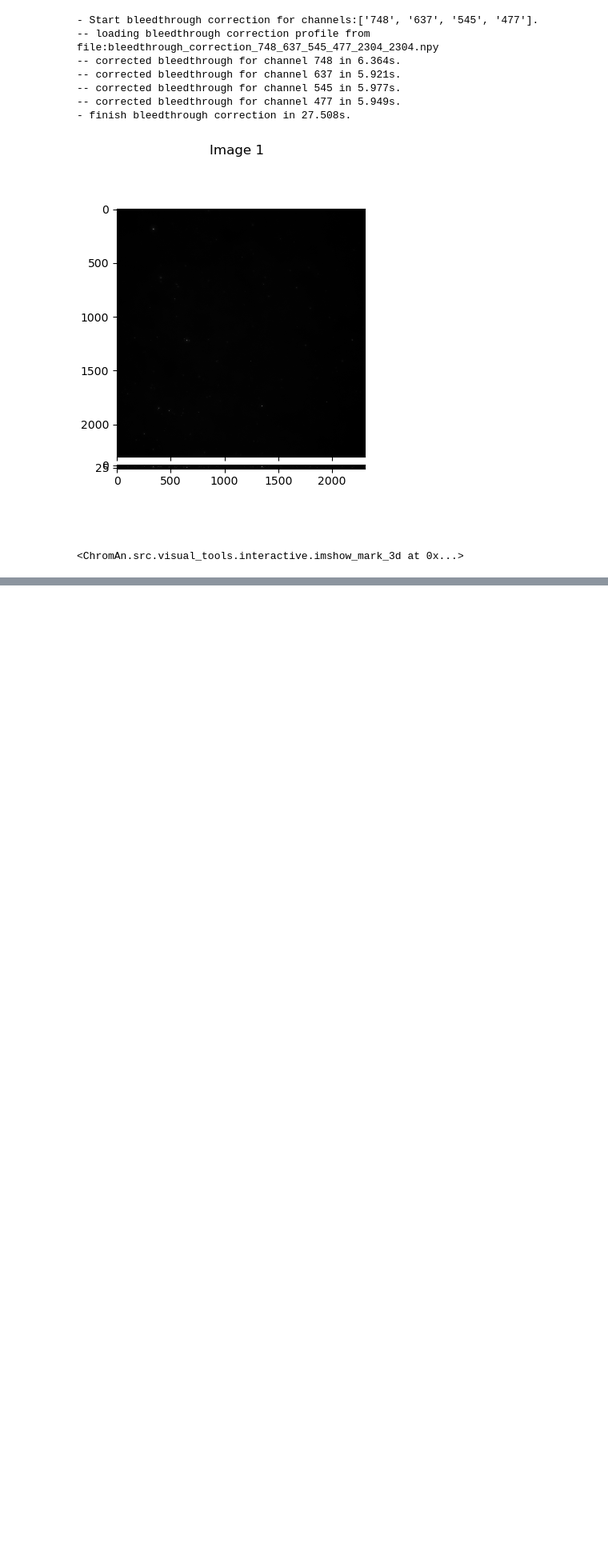
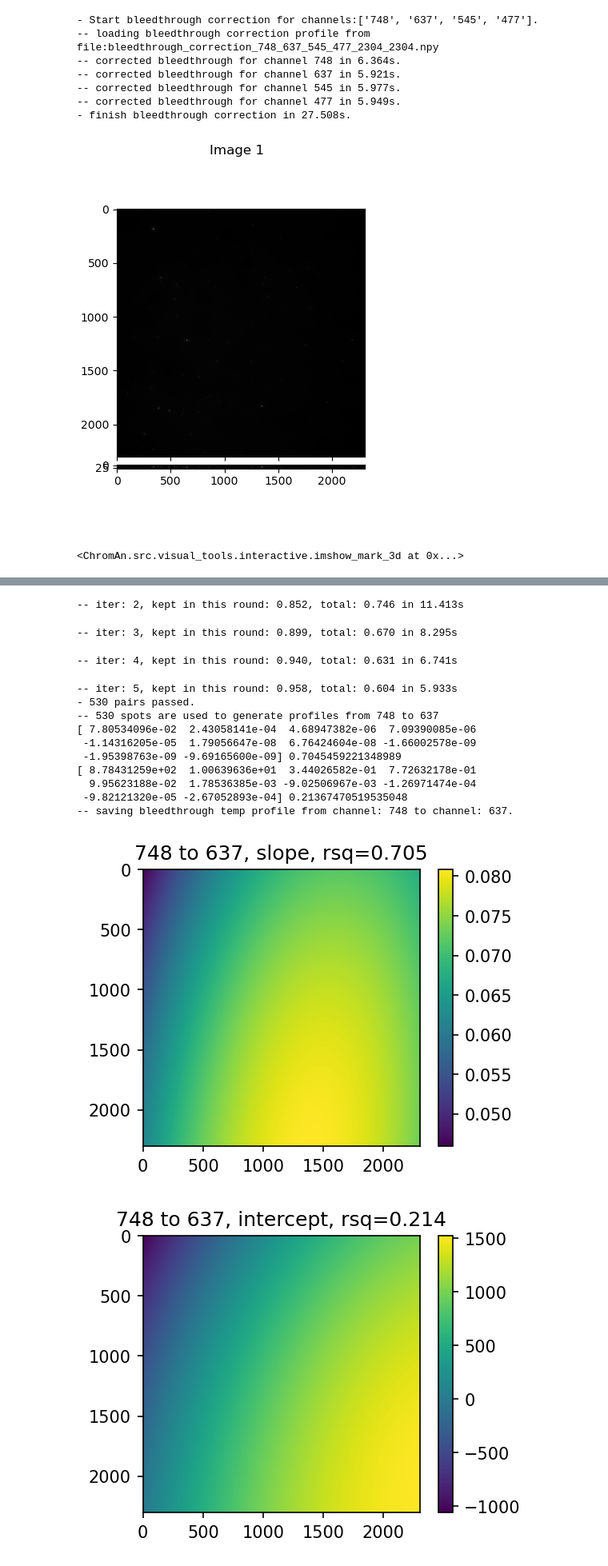
Before and after one commit to zhengpuas47/Weissman_MERFISH_Scripts, a Jupyter notebook: ImageCorrection/20230831-Merscope01-generate_correction_profiles.ipynb, the cells around one changed output, grey strips where cells are left out. Shown at 80% size. Drawn from its saved outputs; the diff is of its cells as text; code cells hidden in the pictures; blank space fills up the shorter version.

```diff
--- a/ImageCorrection/20230831-Merscope01-generate_correction_profiles.ipynb
+++ b/ImageCorrection/20230831-Merscope01-generate_correction_profiles.ipynb
@@ -415,0 +418,14 @@ imshow_mark_3d([daxp.im_637, daxp.im_545, daxp.im_477])
+# %%
+bleedthrough_folders = folders[:3]
+channels, infos = color_usage_df.get_channel_info_for_round(os.path.basename(bleedthrough_folders[0]))
+# %%
+# run parallel version of bleedthrough correction generation
+%matplotlib inline
+# display inline
+bleedthrough_profiles = bleedthrough.Generate_bleedthrough_correction(bleedthrough_folders, channels[:3],
+                                                                       num_threads=15, num_images=60,
+                                                                       parallel=True,
+                                                                       overwrite_profile=True,
+                                                                       save_folder=correction_folder,
+                                                                      )
+# %% [output]
@@ -415,0 +449,15 @@ imshow_mark_3d([daxp.im_637, daxp.im_545, daxp.im_477])
+-- iter: 2, kept in this round: 0.852, total: 0.746 in 11.413s
+-- iter: 3, kept in this round: 0.899, total: 0.670 in 8.295s
+-- iter: 4, kept in this round: 0.940, total: 0.631 in 6.741s
+-- iter: 5, kept in this round: 0.958, total: 0.604 in 5.933s
+- 530 pairs passed.
+-- 530 spots are used to generate profiles from 748 to 637
+[ 7.80534096e-02  2.43058141e-04  4.68947382e-06  7.09390085e-06
+ -1.14316205e-05  1.79056647e-08  6.76424604e-08 -1.66002578e-09
+ -1.95398763e-09 -9.69165600e-09] 0.7045459221348989
+[ 8.78431259e+02  1.00639636e+01  3.44026582e-01  7.72632178e-01
+  9.95623188e-02  1.78536385e-03 -9.02506967e-03 -1.26971474e-04
+ -9.82121320e-05 -2.67052893e-04] 0.21367470519535048
+-- saving bleedthrough temp profile from channel: 748 to channel: 637.
+[figure, added]
+[figure, added]
```
Also changed, not shown: parts of 3 cells of this notebook, 23 other files.
